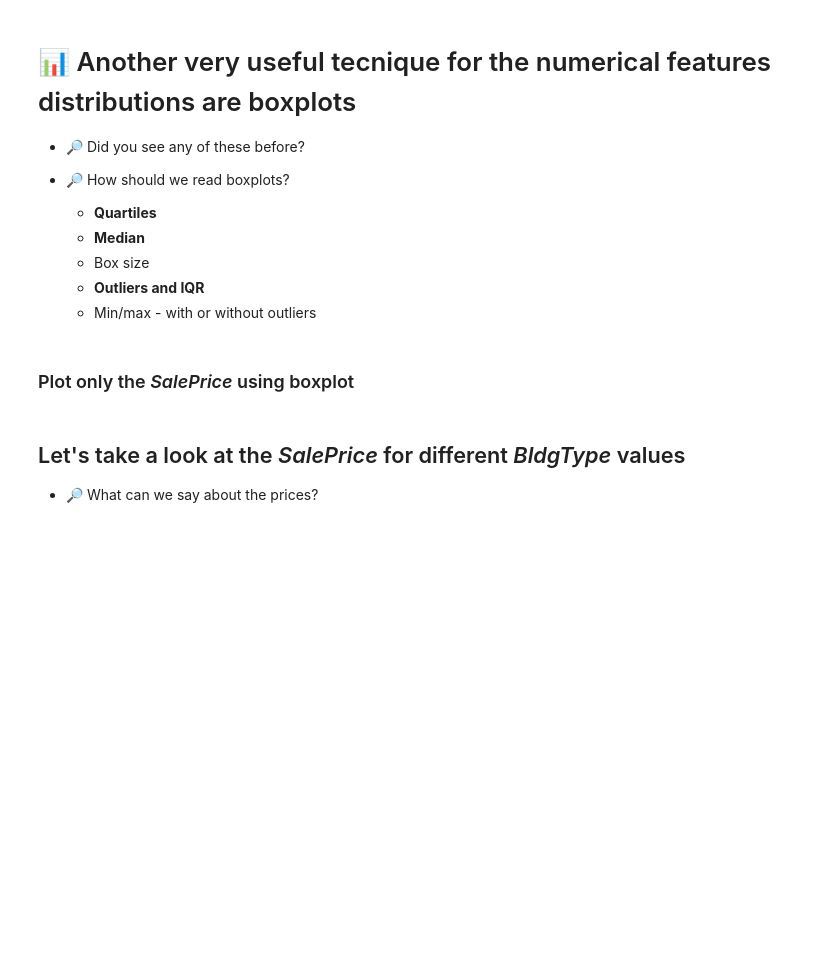
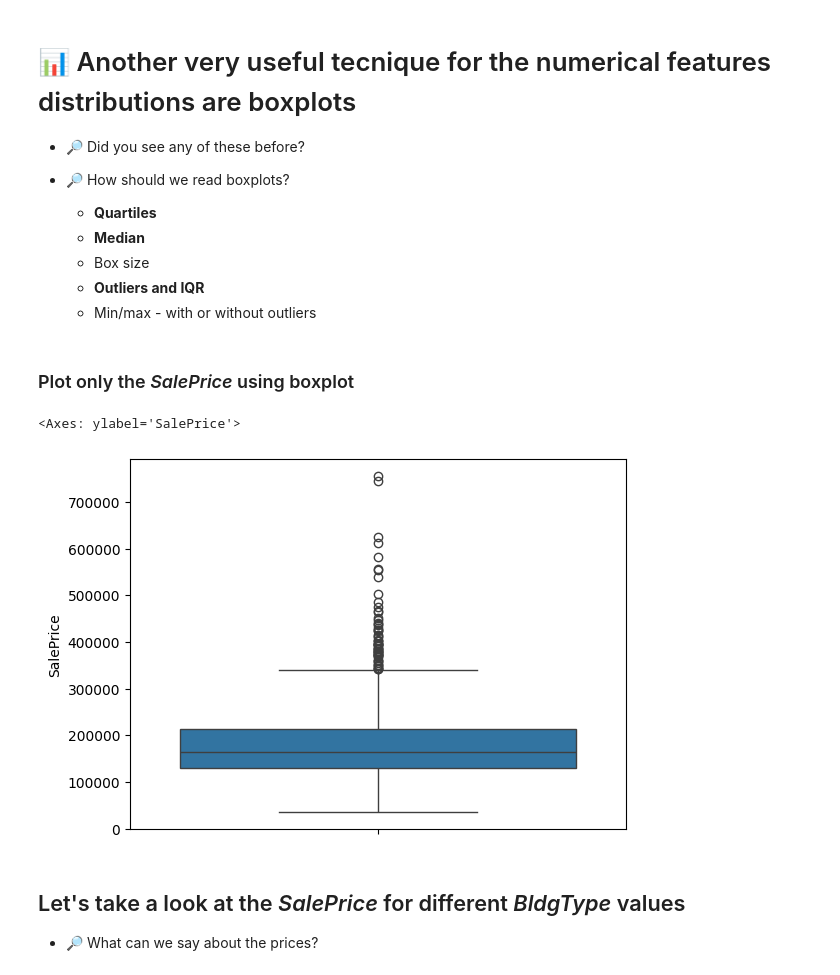
Before and after one commit to Kudl1k/zsu, a Jupyter notebook: fml_02.ipynb, the cells around one changed output. Saved outputs shown, nothing was run; the diff lists cells and outputs as text; code cells hidden in the pictures; blank space fills up the shorter version.

```diff
--- a/fml_02.ipynb
+++ b/fml_02.ipynb
@@ -120,6 +132,11 @@ sns.displot(data=df_full, x= "SalePrice",hue =  "GarageFinish", edgecolor= "gree
     - Min/max - with or without outliers
 # %% [markdown]
 ### Plot only the *SalePrice* using boxplot
+# %%
+sns.boxplot(y='SalePrice', data=df_full)
+# %% [output]
+<Axes: ylabel='SalePrice'>
+[figure, added]
 # %% [markdown]
 ## Let's take a look at the *SalePrice* for different *BldgType* values
 - 🔎 What can we say about the prices?
```
Also changed, not shown: parts of 16 cells of this notebook.
